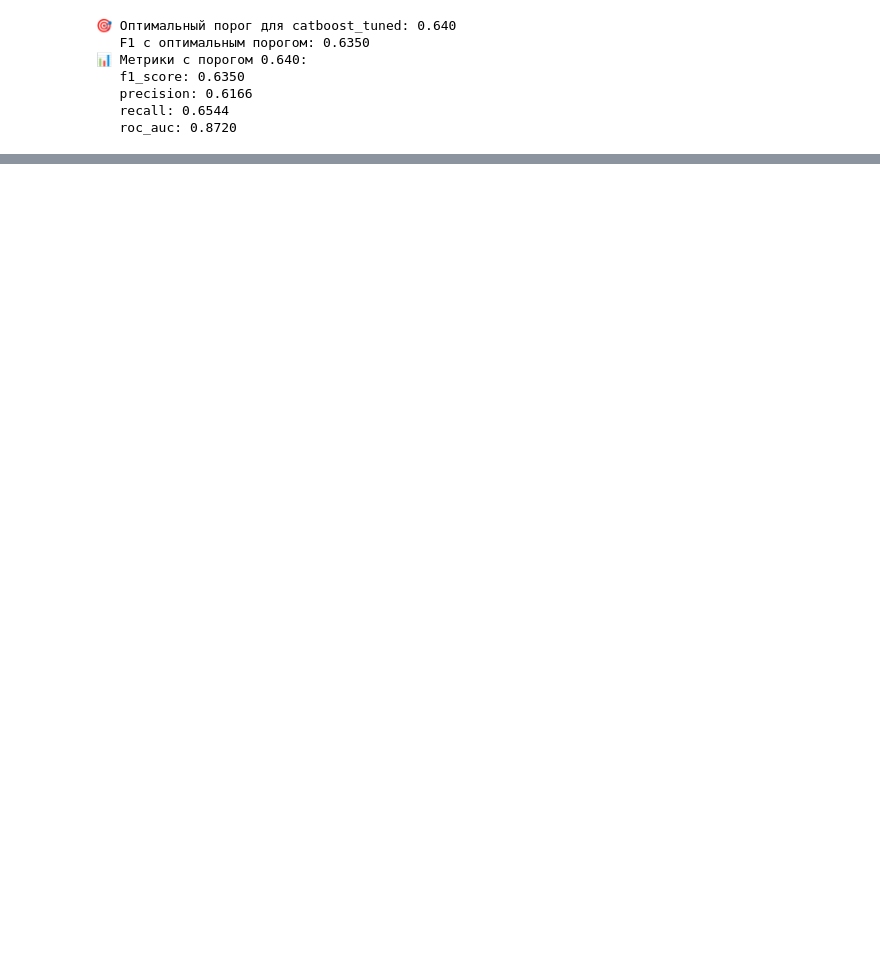
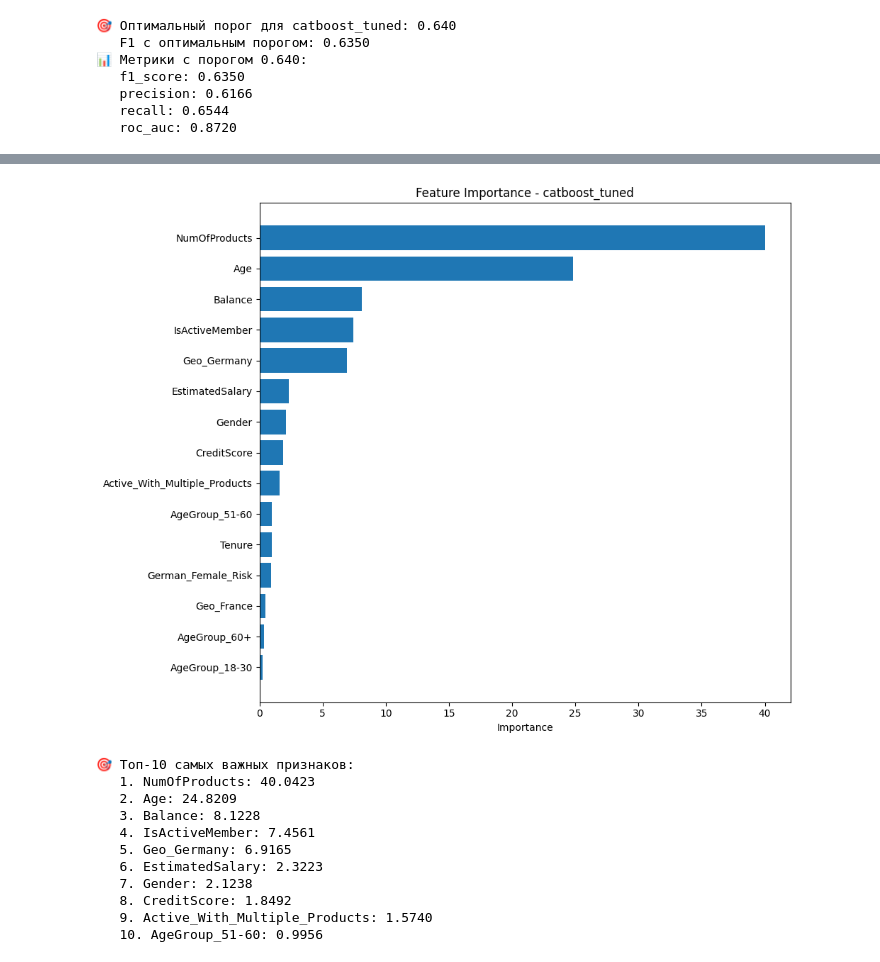
Before and after one commit to KiriLLchik07/Bank-Customer-Churn-Prediction, a Jupyter notebook: notebooks/05_modeling_and_experiments.ipynb, the cells around one changed output, grey strips where cells are left out. Saved outputs shown, nothing was run; the diff lists cells and outputs as text; code cells hidden in the pictures; blank space fills up the shorter version.

```diff
--- a/notebooks/05_modeling_and_experiments.ipynb
+++ b/notebooks/05_modeling_and_experiments.ipynb
@@ -171,0 +196,15 @@ optimal_metrics = trainer.evaluate_with_optimal_threshold('catboost_tuned', best
+# %%
+trainer.plot_feature_importance('catboost_tuned')
+# %% [output]
+[figure, added]
+🎯 Топ-10 самых важных признаков:
+   1. NumOfProducts: 40.0423
+   2. Age: 24.8209
+   3. Balance: 8.1228
+   4. IsActiveMember: 7.4561
+   5. Geo_Germany: 6.9165
+   6. EstimatedSalary: 2.3223
+   7. Gender: 2.1238
+   8. CreditScore: 1.8492
+   9. Active_With_Multiple_Products: 1.5740
+   10. AgeGroup_51-60: 0.9956
```
Also changed, not shown: parts of 4 cells of this notebook, 1 other file.
